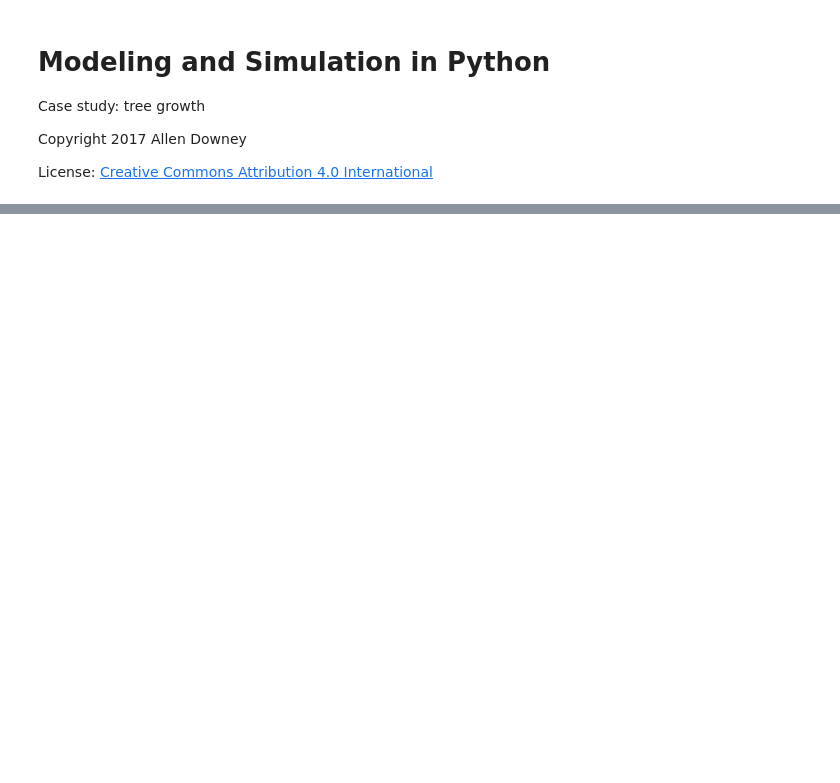
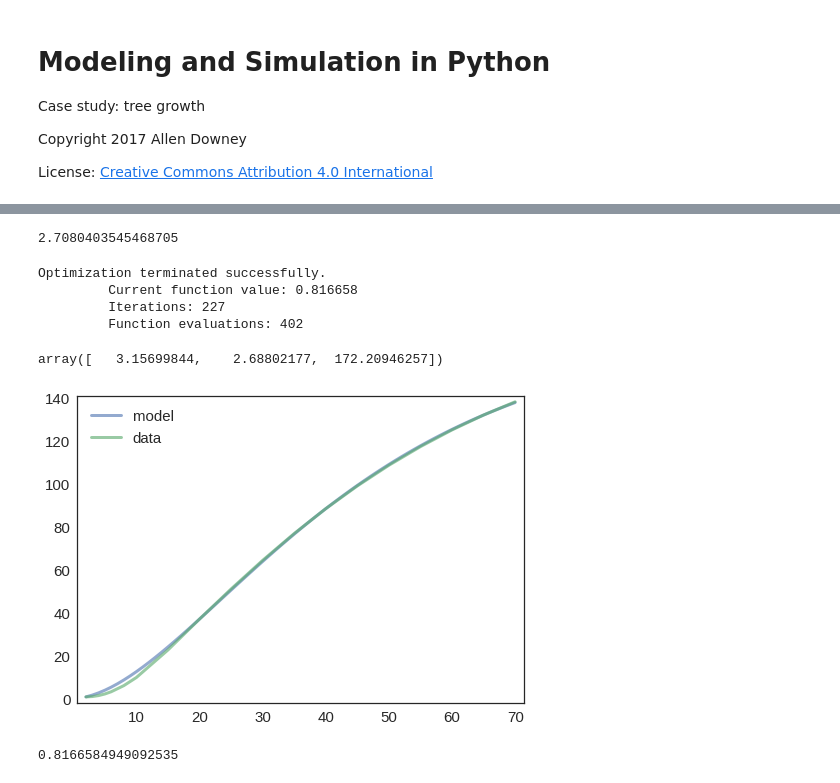
Before and after one commit to AllenDowney/ModSimPy, a Jupyter notebook: code/trees.ipynb, the cells around one changed output, grey strips where cells are left out. Cells and saved outputs as stored; diff of their text form; code cells hidden in the pictures; blank space fills up the shorter version.

```diff
--- a/code/trees.ipynb
+++ b/code/trees.ipynb
@@ -561,0 +69,12 @@ Test your function by creating a new `State` object, creating a new figure, and
+# %%
+tree = State(t0=t0, h0=1.4, alpha=4, dimension=2.75, K=180)
+# %%
+def run_model(state):
+    m0 = h0**tree.dimension
+    tree.masses = Series({state.t0: m0})
+
+    for i in range(t0, 70):
+        tree.masses[i+1] = update(i, tree.masses[i], state)
+# %%
+run_model(tree)
+heights = tree.masses**(1/tree.dimension)
@@ -561,0 +132,28 @@ Test your function by creating a new `State` object, creating a new figure, and
+# %%
+func(x0, tree)
+# %% [output]
+2.7080403545468705
+# %%
+args = (tree,)
+params = fmin(func, x0, args=args)
+params
+# %% [output]
+Optimization terminated successfully.
+         Current function value: 0.816658
+         Iterations: 227
+         Function evaluations: 402
+array([   3.15699844,    2.68802177,  172.20946257])
+# %%
+tree.alpha, tree.dimension, tree.K = params
+run_model(tree)
+heights = tree.masses**(1/tree.dimension)
+# %%
+plot(heights, label='model')
+plot(site, label='data')
+decorate()
+# %% [output]
+[figure, added]
+# %%
+error(heights, site)
+# %% [output]
+0.8166584949092535
```
Also changed, not shown: parts of 156 cells of this notebook.
